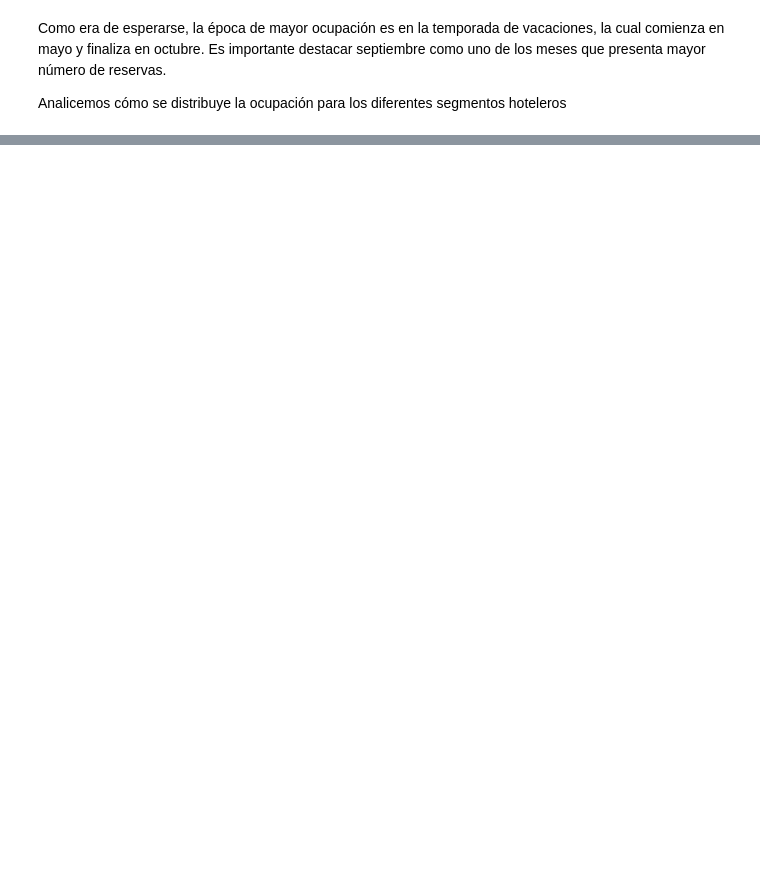
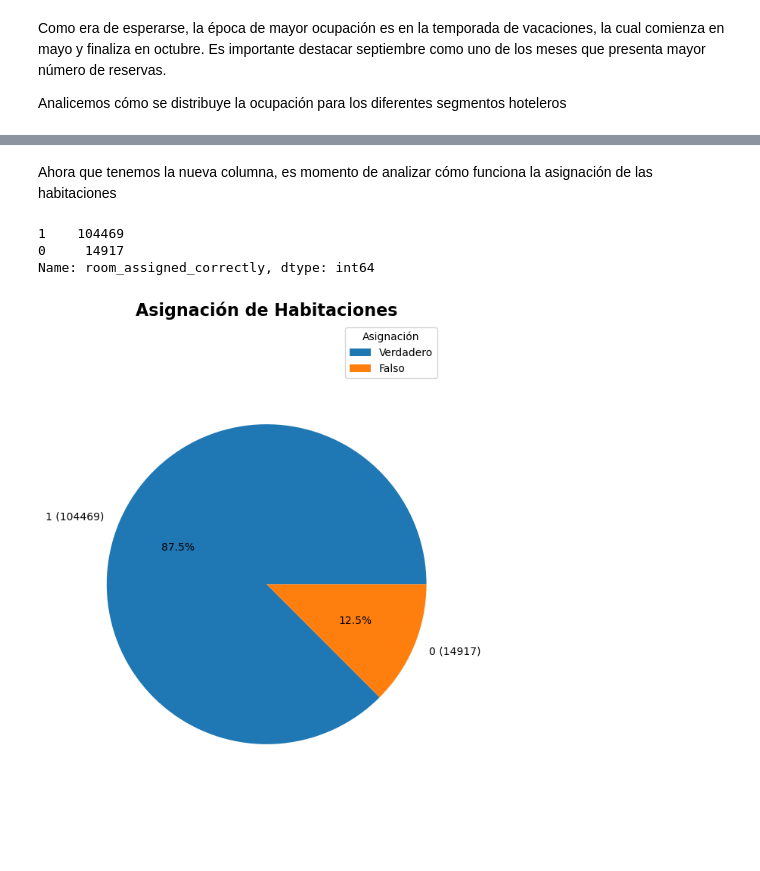
Before and after one commit to nachogalasso/da_python, a Jupyter notebook: hotel_bookings/hb_analysis_esp.ipynb, the cells around one changed output, grey strips where cells are left out. Saved outputs shown, nothing was run; the diff lists cells and outputs as text; code cells hidden in the pictures; blank space fills up the shorter version.

```diff
--- a/hotel_bookings/hb_analysis_esp.ipynb
+++ b/hotel_bookings/hb_analysis_esp.ipynb
@@ -1051,0 +839,30 @@ Name: country, dtype: int64
+# %% [markdown]
+<p>Ahora que tenemos la nueva columna, es momento de analizar cómo funciona la asignación de las habitaciones</p>
+# %%
+# Contando los valores
+room_corr_assigned = df_revAdr['room_assigned_correctly'].value_counts()
+
+print(room_corr_assigned)
+
+# Variables Total y Porcentaje para nuestros gráficos
+total_rca_count = room_corr_assigned.sum()
+rca_percentage = (room_corr_assigned / total_rca_count) * 100
+
+# Creamos las etiquetas mediante una función
+labels = [f'{rooms} ({count})' for rooms, count in zip(room_corr_assigned.index, room_corr_assigned)]
+
+# Tamaño del gráfico
+fig, ax = plt.subplots(figsize=(6, 9))
+
+# Generando el gráfico
+plt.pie(room_corr_assigned, labels=labels, autopct='%1.1f%%')
+ax.legend(['Verdadero', 'Falso'], loc='upper right', title='Asignación')
+# plt.legend(title='Correctly')
+ax.set_title('Asignación de Habitaciones', fontsize=16, fontweight='bold')
+plt.axis('equal')
+plt.show()
+# %% [output]
+1    104469
+0     14917
+Name: room_assigned_correctly, dtype: int64
+[figure, added]
```
Also changed, not shown: parts of 86 cells of this notebook.
